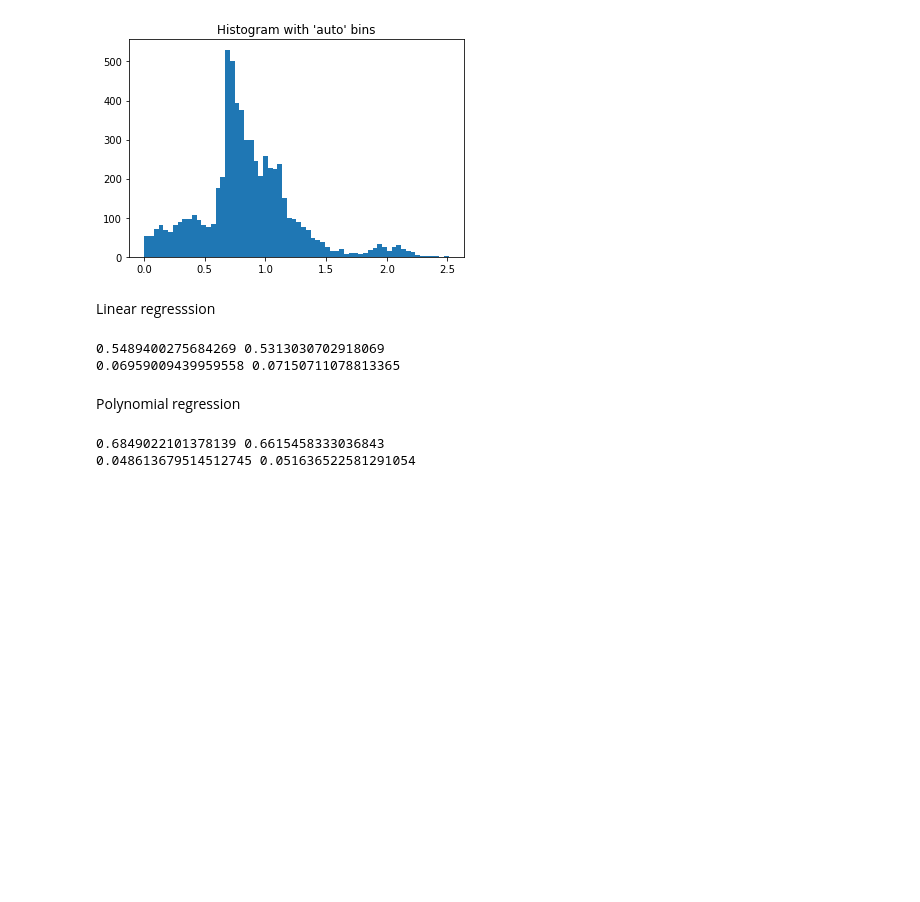
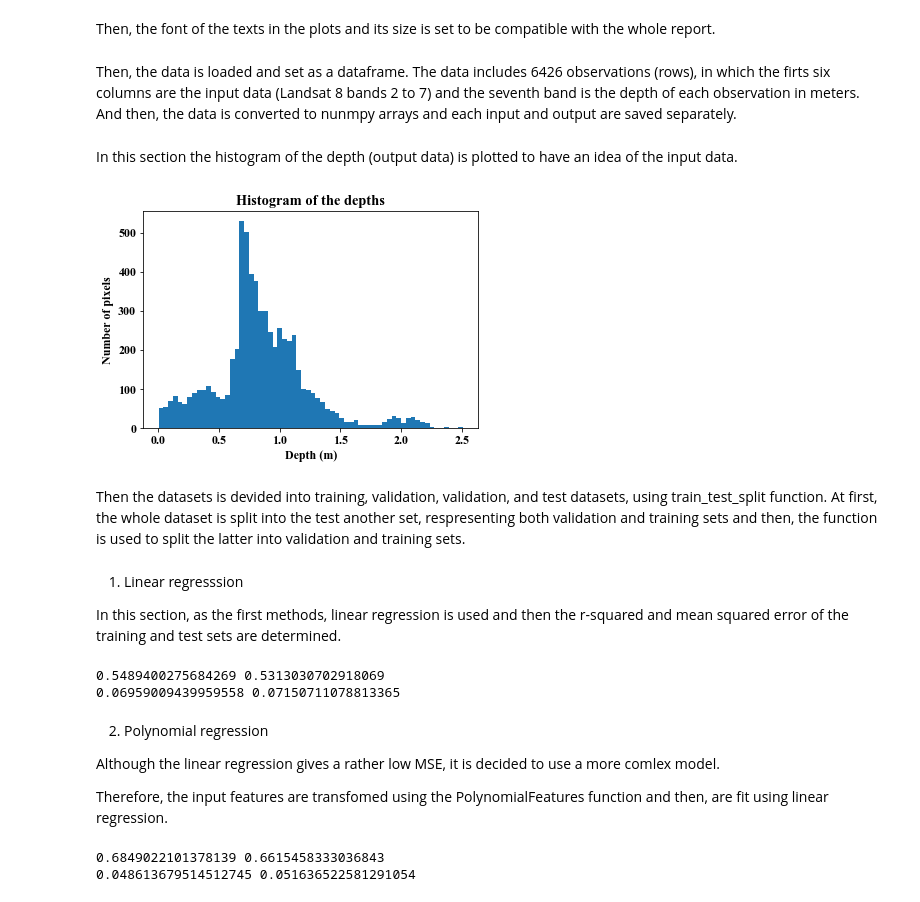
Before and after one commit to yasminghd/2022_ML_Earth_Env_Sci, a Jupyter notebook: Project.ipynb, the cells around one changed output. Saved outputs shown, nothing was run; the diff lists cells and outputs as text; code cells hidden in the pictures; blank space fills up the shorter version.

```diff
--- a/Project.ipynb
+++ b/Project.ipynb
@@ -10,3 +16,10 @@ import tifffile
+# %% [markdown]
+Then, the font of the texts in the plots and its size is set to be compatible with the whole report.
+# %%
+plt.rcParams["font.family"] = "Times New Roman"
+plt.rcParams.update({'font.size': 12})
+# %% [markdown]
+Then, the data is loaded and set as a dataframe. The data includes 6426 observations (rows), in which the firts six columns are the input data (Landsat 8 bands 2 to 7) and the seventh band is the depth of each observation in meters. And then, the data is converted to nunmpy arrays and each input and output are saved separately.
 # %%
 df = pd.read_excel (os.path.join('input.xls'))
 dataset = pd.DataFrame.to_numpy(df)
@@ -15,16 +28,23 @@ X = dataset[:, :-1]
 y = dataset[:, -1]
 
 normX = preprocessing.normalize(X)
+# %% [markdown]
+In this section the histogram of the depth (output data) is plotted to have an idea of the input data.
 # %%
-import matplotlib.pyplot as plt
+
 rng = np.random.RandomState()  # deterministic random data
 
 np.histogram(y)
 
 plt.hist(y, bins='auto')  # arguments are passed to np.histogram
-plt.title("Histogram with 'auto' bins")
+plt.title("Histogram of the depths")
+plt.ylabel('Number of pixels')
+plt.xlabel('Depth (m)')
 
 plt.show()
 # %% [output]
-[figure, old version]
+[figure, new version]
+# %% [markdown]
+Then the datasets is devided into training, validation, validation, and test datasets, using train_test_split function.
+At first, the whole dataset is split into the test another set, respresenting both validation and training sets and then, the function is used to split the latter into validation and training sets.
 # %%
@@ -34,5 +54,7 @@ X_train, X_valid, y_train, y_valid = train_test_split(X_t, y_t, test_size=0.2, r
 # %% [markdown]
-Linear regresssion
+1. Linear regresssion
+
+In this section, as the first methods, linear regression is used and then the r-squared and mean squared error of the training and test sets are determined.
 # %%
 #import sklearn.linear_model
 
@@ -45,7 +67,11 @@ print(mean_squared_error(y_train, model.predict(X_train)), mean_squared_error(y_
 0.5489400275684269 0.5313030702918069
 0.06959009439959558 0.07150711078813365
 # %% [markdown]
-Polynomial regression
+2. Polynomial regression
+
+Although the linear regression gives a rather low MSE, it is decided to use a more comlex model.
+
+Therefore, the input features are transfomed using the PolynomialFeatures function and then, are fit using linear regression.
 # %%
 poly_features = PolynomialFeatures(degree=2, include_bias=False)
 X_poly = poly_features.fit_transform(X)
```
Also changed, not shown: parts of 50 cells of this notebook.
